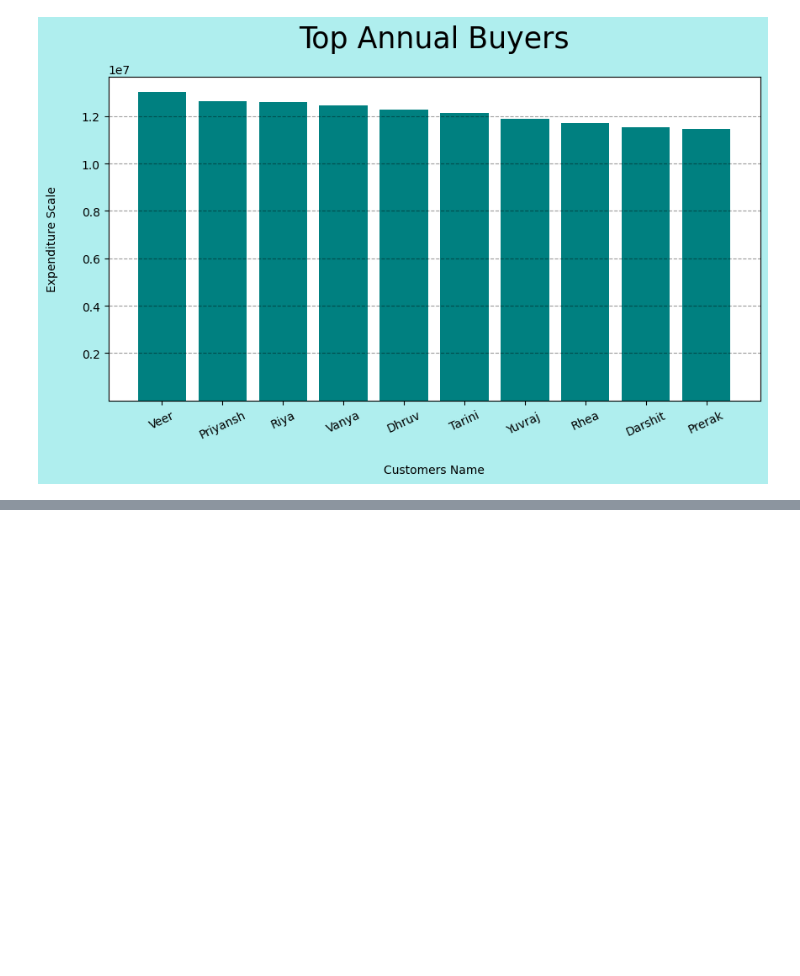
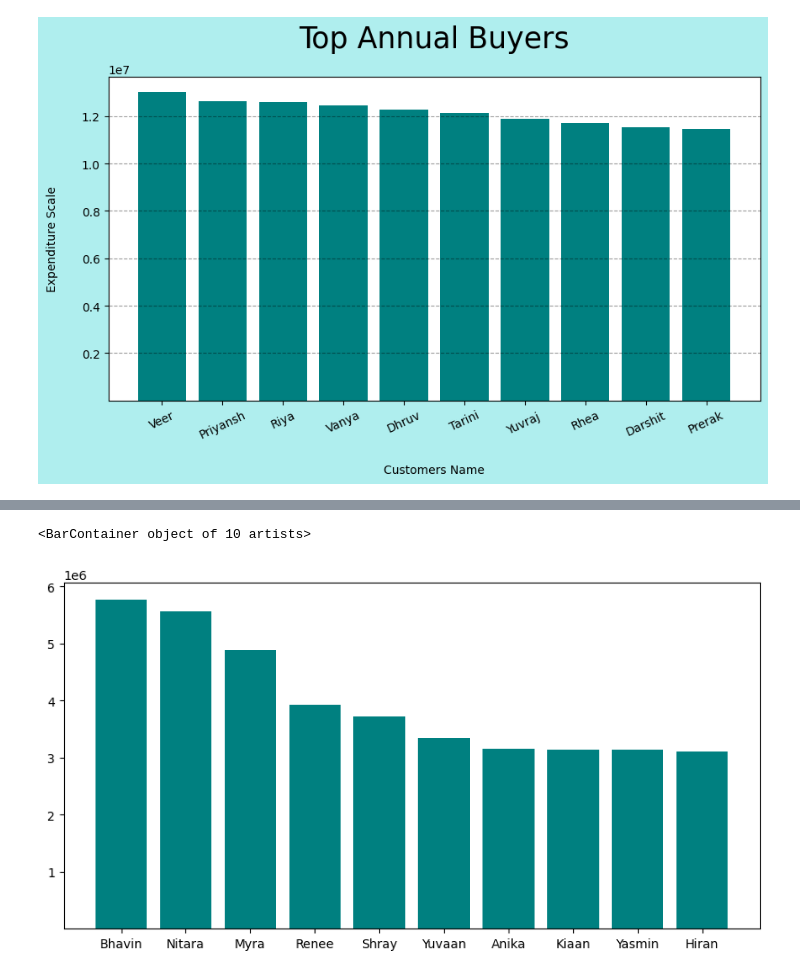
Before and after one commit to MonikaHussain/ecommerce_analysis, a Jupyter notebook: swiftmarket.ipynb, the cells around one changed output, grey strips where cells are left out. Drawn from its saved outputs; the diff is of its cells as text; code cells hidden in the pictures; blank space fills up the shorter version.

Commit message:
graphs are added

```diff
--- a/swiftmarket.ipynb
+++ b/swiftmarket.ipynb
@@ -181,0 +215,13 @@ plt.show()
+# %%
+query = """select monthname(s.saledate) as monthname,
+    e.firstname,
+    sum(s.totalprice) as totalsales
+ from salesdata s
+    join employees e
+    on s.employeeid = e.employeeid
+where monthname(saledate) = 'january'
+group by monthname(s.saledate),e.firstname
+order by totalsales desc
+limit 10;"""
+
+df = read_query(query=query)
@@ -181,0 +242,2 @@ plt.show()
+# %%
+df['totalsales'] = df['totalsales'].astype(float)
@@ -181,0 +257,9 @@ plt.show()
+# %%
+sales = df['totalsales'].values
+names = df['firstname'].values
+# %%
+plt.figure(figsize=(10,5))
+plt.bar(height=sales,x=names,bottom=20,width=0.8,color='teal')
+# %% [output]
+<BarContainer object of 10 artists>
+[figure, added]
```
Also changed, not shown: parts of 9 cells of this notebook, 4 other files.
